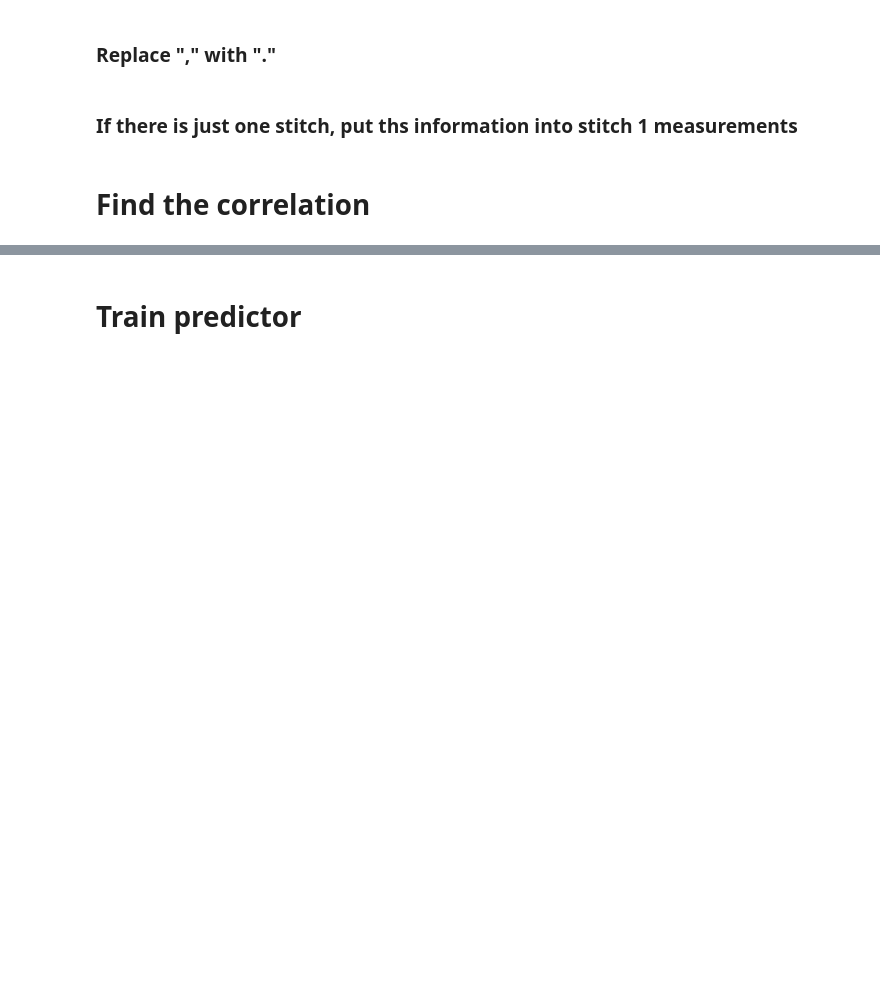
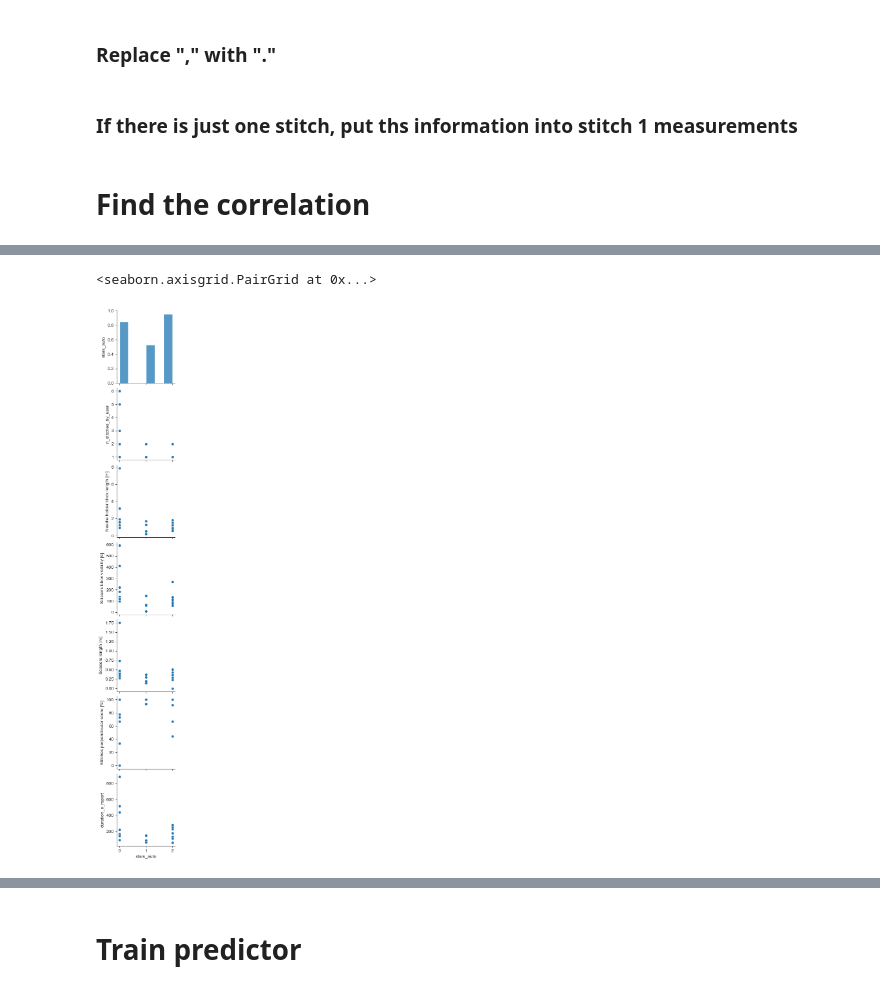
Before and after one commit to mjirik/surgeryanalyser, a Jupyter notebook: devel/pigleg_stats_evalutaion.ipynb, the cells around one changed output, grey strips where cells are left out. Cells and saved outputs as stored; diff of their text form; code cells hidden in the pictures; blank space fills up the shorter version.

```diff
--- a/devel/pigleg_stats_evalutaion.ipynb
+++ b/devel/pigleg_stats_evalutaion.ipynb
@@ -138,0 +208,9 @@ Name: stars_auto, dtype: float64
+# %%
+
+sns.pairplot(dfs, y_vars=corr.index,
+             # x_vars=corr.index,
+             x_vars=["stars_auto"]
+             )
+# %% [output]
+<seaborn.axisgrid.PairGrid at 0x...>
+[figure, added]
```
Also changed, not shown: parts of 26 cells of this notebook.
